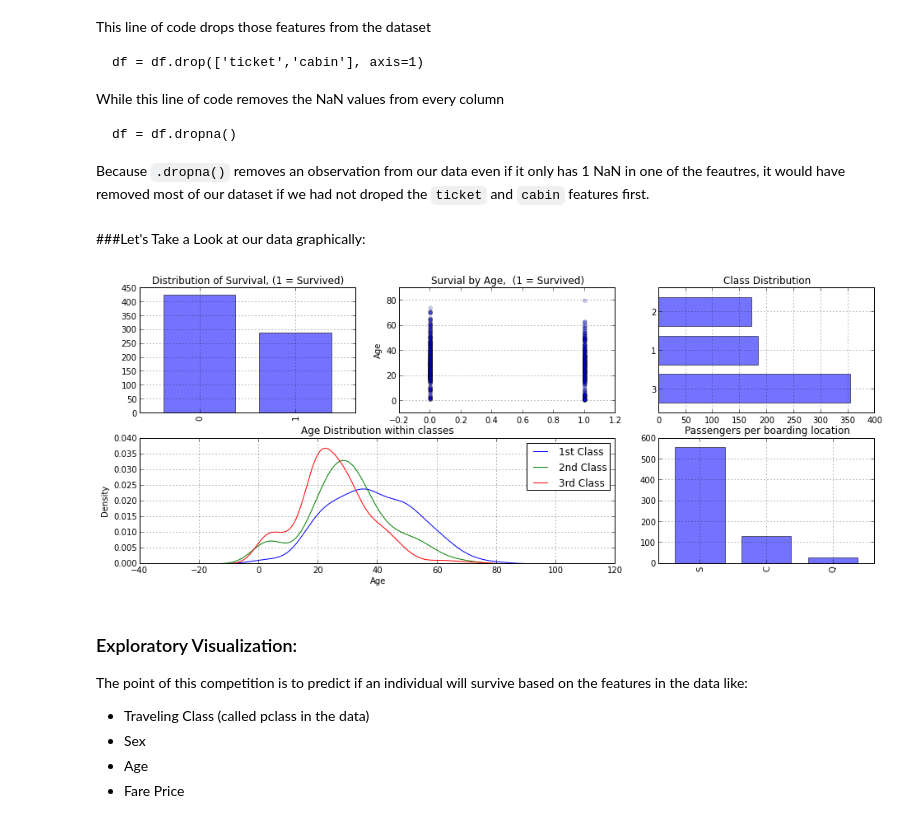
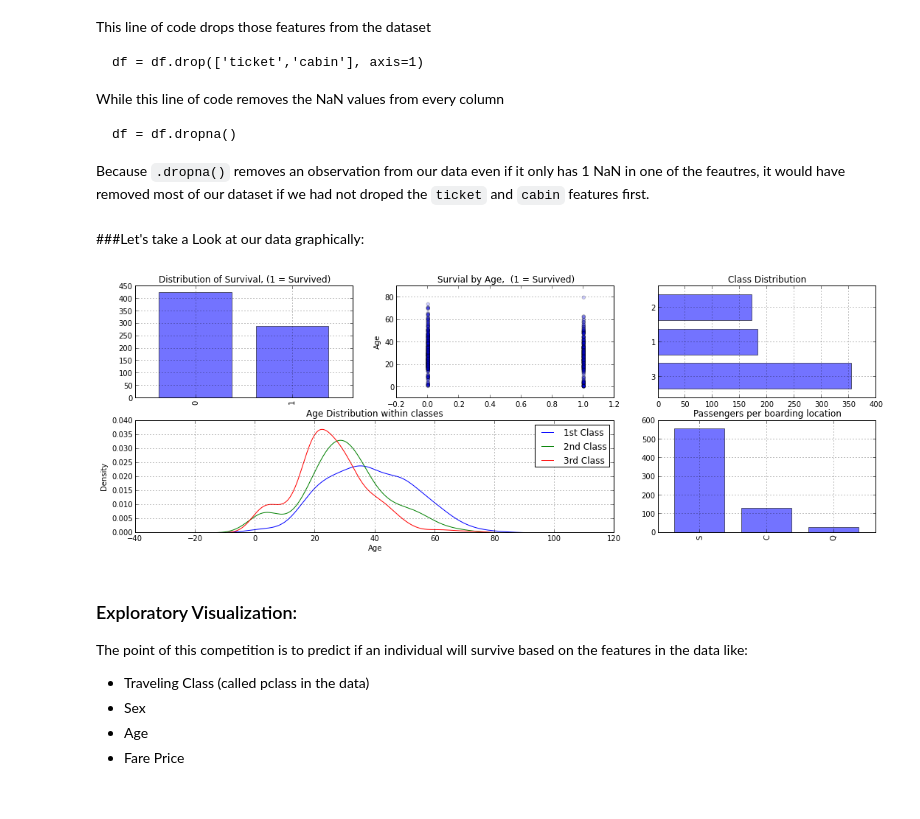
Before and after one commit to agconti/kaggle-titanic, a Jupyter notebook: Titanic.ipynb, the cells around one changed output. Drawn from its saved outputs; the diff is of its cells as text; code cells hidden in the pictures.

Commit message:
graphics changes

```diff
--- a/Titanic.ipynb
+++ b/Titanic.ipynb
@@ -120,38 +121,38 @@ df = df.drop(['ticket','cabin'], axis=1)
 
 df = df.dropna() # Remove NaN values
 # %% [markdown]
-###Let's Take a Look at our data graphically:
+###Let's take a Look at our data graphically:
 # %%
-fig = plt.figure(figsize(16,6), dpi=1600) # speficies the parameters of our graphs
+fig = plt.figure(figsize(18,6), dpi=1600) # speficies the parameters of our graphs
 a = 0.2 # sets the alpha level of the colors in the graph (for more attractive resutls)
 a_bar = 0.55 # another alpha setting
 
 plt.subplot2grid((2,3),(0,0)) # lets us plot  many diffrent shaped graphs
 df.survived.value_counts().plot(kind='bar', alpha=a_bar)
 title("Distribution of Survival, (1 = Survived)")
 #axisbg='#F0F0F0'
 plt.subplot2grid((2,3),(0,1))
 plt.scatter(df.survived, df.age, alpha=a)
 plt.ylabel("Age")
 plt.grid(b=True, which='major', axis='y')
 title("Survial by Age,  (1 = Survived)")
 
 plt.subplot2grid((2,3),(0,2))
 df.pclass.value_counts().plot(kind="barh", alpha=a_bar)
 title("Class Distribution")
 
 plt.subplot2grid((2,3),(1,0), colspan=2)
 df.age[df.pclass == 1].plot(kind='kde')
 df.age[df.pclass == 2].plot(kind='kde')
 df.age[df.pclass == 3].plot(kind='kde')
 plt.xlabel("Age")
 title("Age Distribution within classes"); legend(('1st Class', '2nd Class','3rd Class'),loc='best')
 
 plt.subplot2grid((2,3),(1,2))
 df.embarked.value_counts().plot(kind='bar', alpha=a_bar)
 title("Passengers per boarding location");
 # %% [output]
-[figure, old version]
+[figure, new version]
 # %% [markdown]
 ### Exploratory Visualization:
 
```
Also changed, not shown: parts of 5 cells of this notebook.
